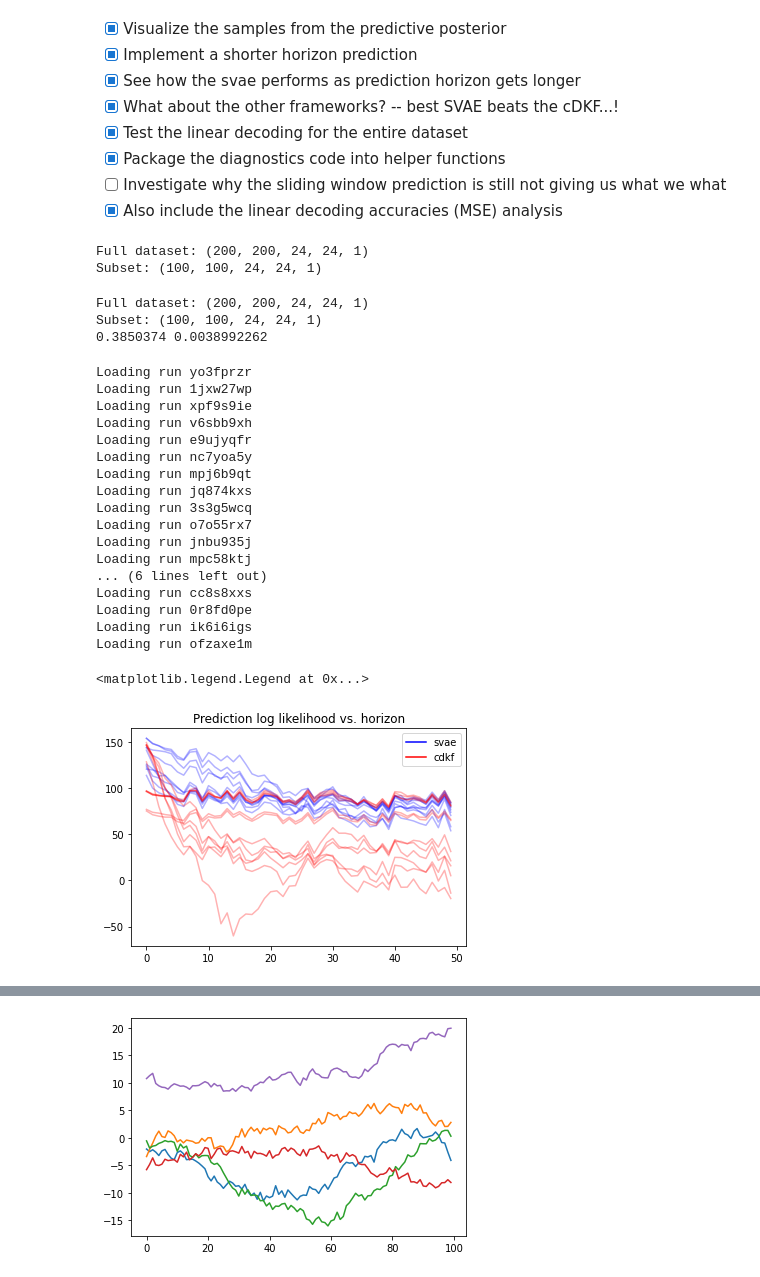
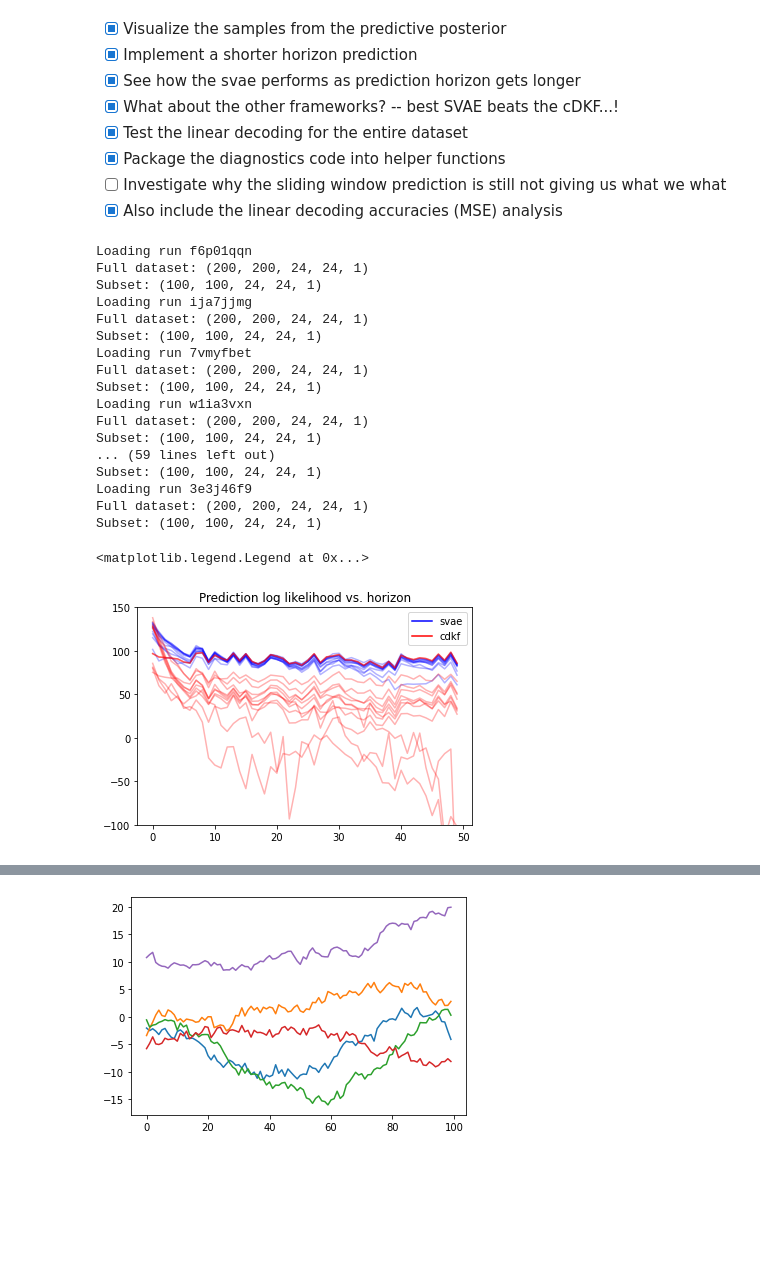
Before and after one commit to matthew9671/MattLab, a Jupyter notebook: Revisiting_SVAE.ipynb, the cells around one changed output, grey strips where cells are left out. Drawn from its saved outputs; the diff is of its cells as text; code cells hidden in the pictures; blank space fills up the shorter version.

```diff
--- a/Revisiting_SVAE.ipynb
+++ b/Revisiting_SVAE.ipynb
@@ -3683,6 +3683,8 @@ run_variations = {
 - [x] Also include the linear decoding accuracies (MSE) analysis
 # %%
 # @title Load the run from WandB
+data_dict = {}
+
 def load_run(project_path, run_name):
     api = wandb.Api()
 
@@ -3707,6 +3709,9 @@ def load_run(project_path, run_name):
     # del(run_params["recnet_architecture"]["head_var_params"]["features"][-1])
     run_params["dataset_params"]["seed"] = np.array(
         run_params["dataset_params"]["seed"], dtype=np.uint32)
+
+    global data_dict
+
     data_dict = load_pendulum(run_params)
     model_dict = init_model(run_params, data_dict)
     model = model_dict["model"]
@@ -3815,14 +3820,7 @@ def evaluate_run(project_path, run_name, key=None):
         "omega_mse": omega_mse,
     }
 # %%
-result = evaluate_run(project_path, "v6sbb9xh", key)
+# result = evaluate_run(project_path, "v6sbb9xh", key)
-# %% [output]
-Full dataset: (200, 200, 24, 24, 1)
-Subset: (100, 100, 24, 24, 1)
 # %%
-result = evaluate_run(project_path, "cdt4gir1", key)
+# result = evaluate_run(project_path, "cdt4gir1", key)
-# %% [output]
-Full dataset: (200, 200, 24, 24, 1)
-Subset: (100, 100, 24, 24, 1)
-0.3850374 0.0038992262
 # %%
@@ -3834,57 +3832,58 @@ if ("all_results" not in globals()): all_results = {}
 api = wandb.Api()
 runs = api.runs("matthew9671/SVAE-Pendulum-ICML-3", filters={"State": "finished",
                                                              "config.inference_method": "svae",
-                                                             "config.latent_dims": 5})
+                                                             "config.latent_dims": 2})
 svae_runs = []
 for run in runs:
     svae_runs.append(run.id)
 runs = api.runs("matthew9671/SVAE-Pendulum-ICML-3", filters={"State": "finished",
                                                              "config.inference_method": "cdkf",
-                                                             "config.latent_dims": 5})
+                                                             "config.latent_dims": 2})
 cdkf_runs = []
 for run in runs:
     cdkf_runs.append(run.id)
 # %%
 ax = plt.subplot()
 project_path = "matthew9671/SVAE-Pendulum-ICML-3/"
 # svae_runs = ["v6sbb9xh", "xpf9s9ie", "1jxw27wp", "yo3fprzr"]
 # cdkf_runs = ["ik6i6igs"] #"cdt4gir1", "mpc58ktj", "dgudjrut", "4nctqeby", "cc8s8xxs"]
 key = key_0
 for run_name in svae_runs + cdkf_runs:
     print("Loading run " + run_name)
     key = jr.split(key)[1]
     if (run_name not in all_results):
         all_results[run_name] = evaluate_run(project_path, run_name, key)
     result = all_results[run_name]
     mean_pred_lls = result["long_horizon_pred_lls"].mean(axis=0)
     if (run_name in svae_runs):
         ax.plot(mean_pred_lls, color="blue", alpha=.3)
     elif (run_name in cdkf_runs):
         ax.plot(mean_pred_lls, color="red", alpha=.3)
 ax.plot(0, label="svae", color="blue")
 ax.plot(0, label="cdkf", color="red")
 ax.set_title("Prediction log likelihood vs. horizon")
+ax.set_ylim(-100, 150)
 ax.legend()
 # %% [output]
-Loading run yo3fprzr
-Loading run 1jxw27wp
-Loading run xpf9s9ie
-Loading run v6sbb9xh
-Loading run e9ujyqfr
-Loading run nc7yoa5y
-Loading run mpj6b9qt
-Loading run jq874kxs
-Loading run 3s3g5wcq
-Loading run o7o55rx7
-Loading run jnbu935j
-Loading run mpc58ktj
-... (6 lines left out)
-Loading run cc8s8xxs
-Loading run 0r8fd0pe
-Loading run ik6i6igs
-Loading run ofzaxe1m
+Loading run f6p01qqn
+Full dataset: (200, 200, 24, 24, 1)
+Subset: (100, 100, 24, 24, 1)
+Loading run ija7jjmg
+Full dataset: (200, 200, 24, 24, 1)
+Subset: (100, 100, 24, 24, 1)
+Loading run 7vmyfbet
+Full dataset: (200, 200, 24, 24, 1)
+Subset: (100, 100, 24, 24, 1)
+Loading run w1ia3vxn
+Full dataset: (200, 200, 24, 24, 1)
+Subset: (100, 100, 24, 24, 1)
+... (59 lines left out)
+Subset: (100, 100, 24, 24, 1)
+Loading run 3e3j46f9
+Full dataset: (200, 200, 24, 24, 1)
+Subset: (100, 100, 24, 24, 1)
 <matplotlib.legend.Legend at 0x...>
-[figure, old version]
+[figure, new version]
 # %%
 svae_thetas = []
 svae_omegas = []
```
Also changed, not shown: parts of 4 cells of this notebook.
